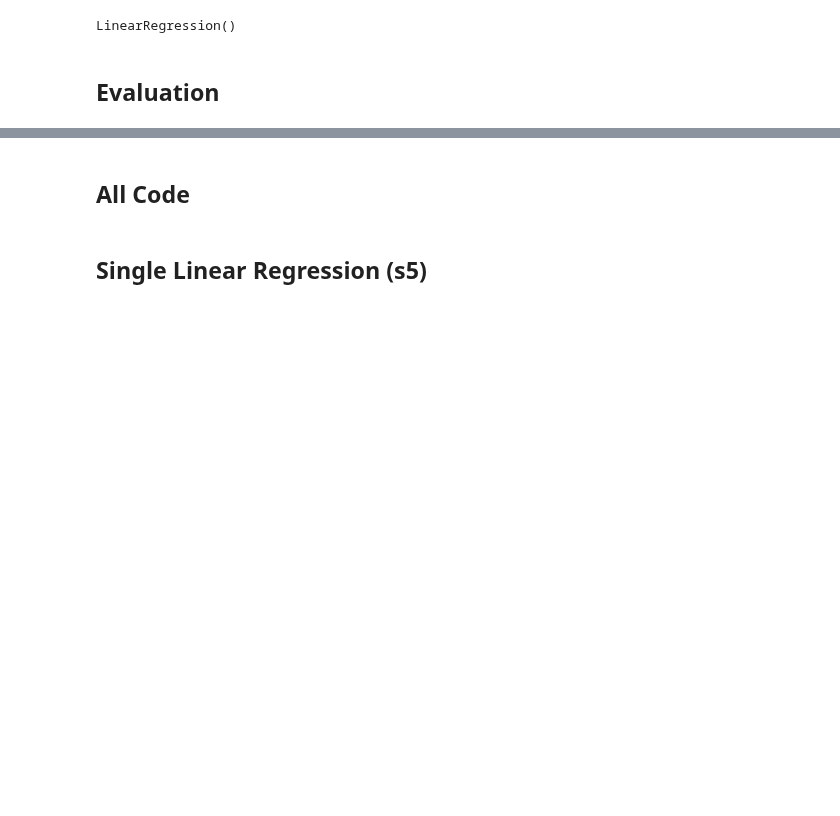
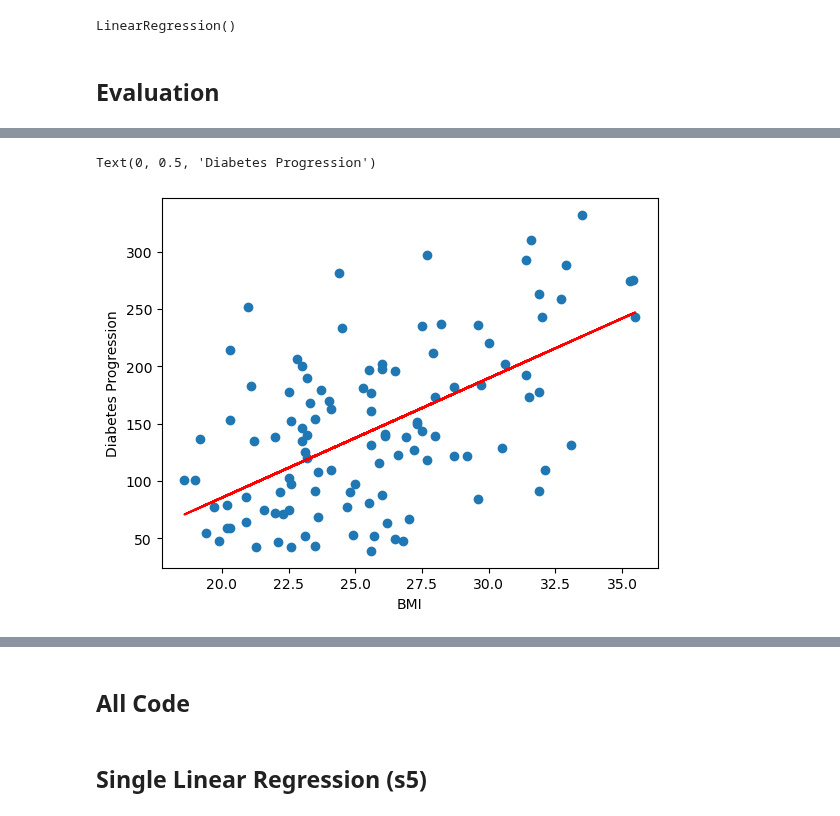
Before and after one commit to superleesa/tech_pod, a Jupyter notebook: linear_regression/linear_regression_sklearn.ipynb, the cells around one changed output, grey strips where cells are left out. Saved outputs shown, nothing was run; the diff lists cells and outputs as text; code cells hidden in the pictures; blank space fills up the shorter version.

```diff
--- a/linear_regression/linear_regression_sklearn.ipynb
+++ b/linear_regression/linear_regression_sklearn.ipynb
@@ -55,3 +48,11 @@ print(mean_squared_error(test_y, pred_y, squared=False))
+# %%
+plt.scatter(test_x, test_y)
+plt.plot(test_x, pred_y, color="red")
+plt.xlabel("BMI")
+plt.ylabel("Diabetes Progression")
+# %% [output]
+Text(0, 0.5, 'Diabetes Progression')
+[figure, added]
 # %%
 plt.plot([x for x in range(45, 351)], [x for x in range(45, 351)], color="black")
 plt.scatter(test_y, pred_y)
```
Also changed, not shown: parts of 11 cells of this notebook, 7 other files.
